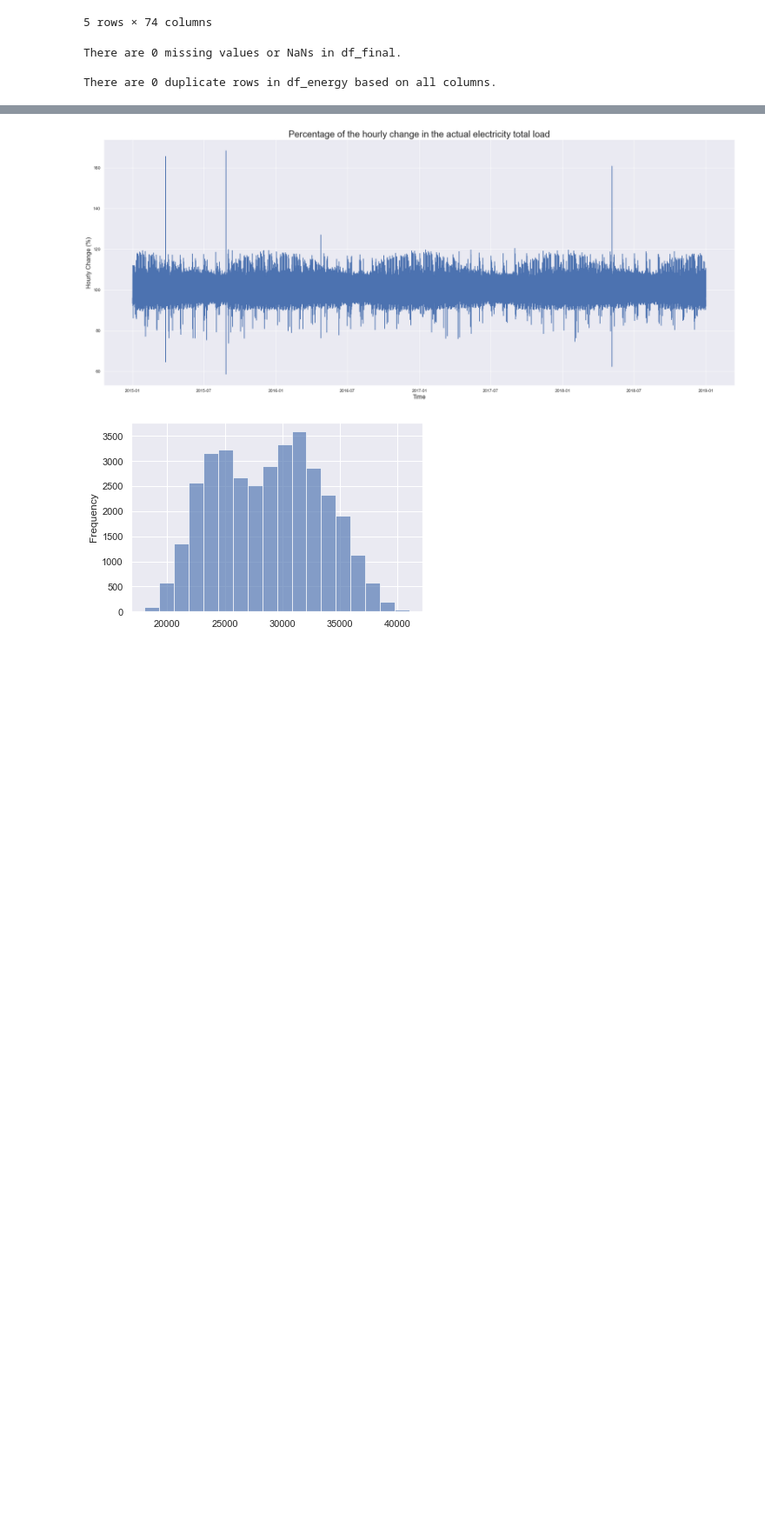
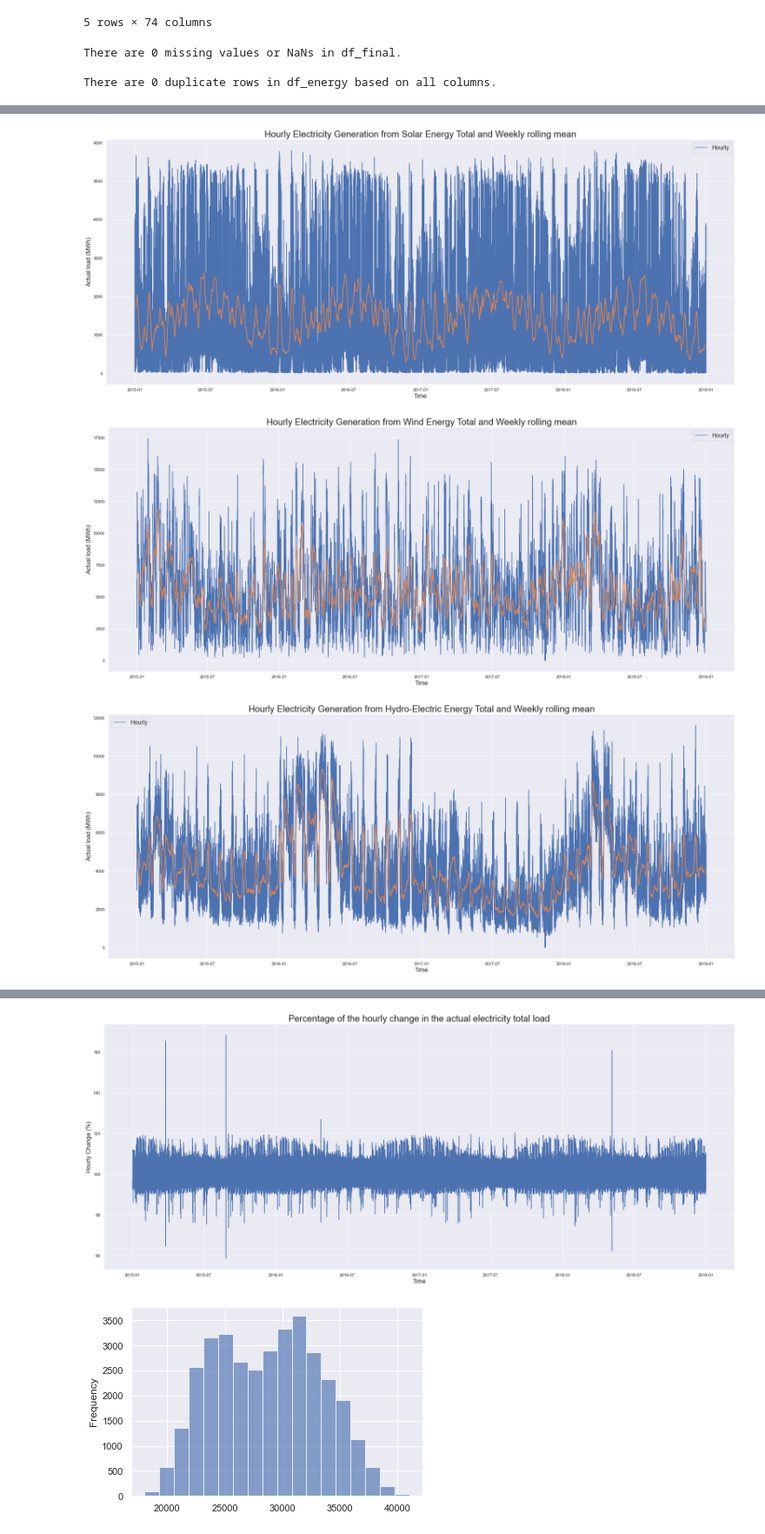
Before and after one commit to lorenzrossi/Bayesian-Analysis, a Jupyter notebook: ugo.ipynb, the cells around one changed output, grey strips where cells are left out. Shown at 87% size. Saved outputs shown, nothing was run; the diff lists cells and outputs as text; code cells hidden in the pictures; blank space fills up the shorter version.

```diff
--- a/ugo.ipynb
+++ b/ugo.ipynb
@@ -550,3 +559,22 @@ plt.show()
+# %%
+rolling4 = df_final['generation solar'].rolling(24*7, center=True).mean()
+rolling5 = df_final['generation wind onshore'].rolling(24*7, center=True).mean()
+rolling6 = df_final['generation hydro all'].rolling(24*7, center=True).mean()
+ax4 = plot_series(df_final, 'generation solar', label='Hourly', ylabel='Actual load (MWh)',
+                 title='Hourly Electricity Generation from Solar Energy Total and Weekly rolling mean')
+ax5 = plot_series(df_final, 'generation wind onshore', label='Hourly', ylabel='Actual load (MWh)',
+                 title='Hourly Electricity Generation from Wind Energy Total and Weekly rolling mean')
+ax6 = plot_series(df_final, 'generation hydro all', label='Hourly', ylabel='Actual load (MWh)',
+                 title='Hourly Electricity Generation from Hydro-Electric Energy Total and Weekly rolling mean')
+ax4.plot(rolling4, linestyle='-', linewidth=2, label='Weekly rolling mean')
+ax5.plot(rolling5, linestyle='-', linewidth=2, label='Weekly rolling mean')
+ax6.plot(rolling6, linestyle='-', linewidth=2, label='Weekly rolling mean')
+
+plt.show()
+# %% [output]
+[figure, added]
+[figure, added]
+[figure, added]
 # %%
 # Plot the actual electricity total load at a daily/weekly scale
 
```
Also changed, not shown: parts of 47 cells of this notebook.
